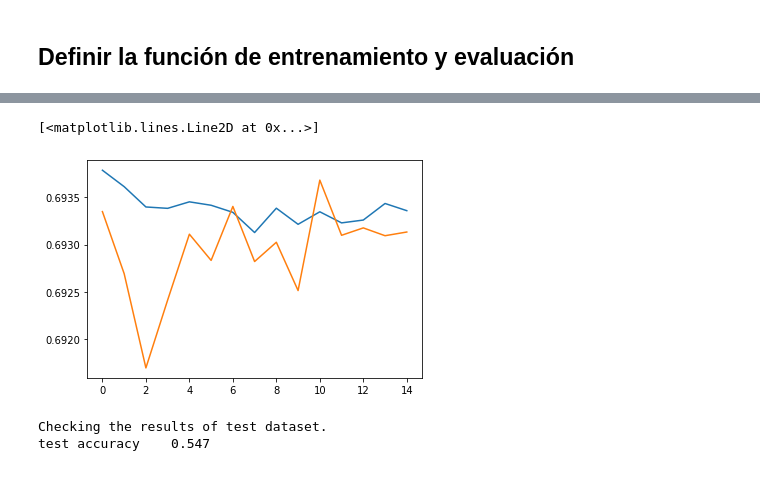
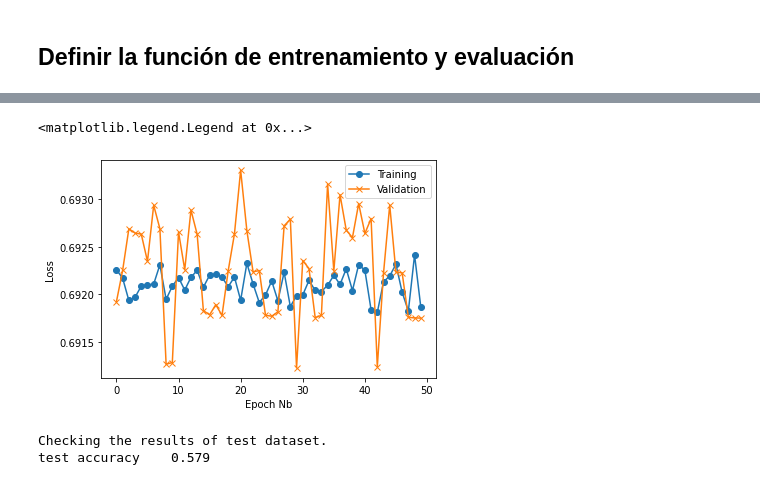
Before and after one commit to ricardokleinklein/NLP_GenMods, a Jupyter notebook: fake_news.ipynb, the cells around one changed output, grey strips where cells are left out. Drawn from its saved outputs; the diff is of its cells as text; code cells hidden in the pictures.

```diff
--- a/fake_news.ipynb
+++ b/fake_news.ipynb
@@ -186,7 +187,7 @@ class TextClassificationModel(nn.Module):
         embedded = self.embedding(text, offsets)
         return self.fc(embedded)
 # %%
-model = TextClassificationModel(vocab_size=len(vocab), embed_dim=8,
+model = TextClassificationModel(vocab_size=len(vocab), embed_dim=64,
                                 num_class=2).to(device)
 # %% [markdown]
 ## Definir la función de entrenamiento y evaluación
@@ -236,7 +237,7 @@ def evaluate(dataloader):
 from torch.utils.data.dataset import random_split
 from torchtext.data.functional import to_map_style_dataset
 # Hyperparameters
-EPOCHS = 15 # epoch
+EPOCHS = 50 # epoch
 LR = 1e-2  # learning rate
 BATCH_SIZE = 64 # batch size for training
 
@@ -299,15 +300,18 @@ for epoch in range(1, EPOCHS + 1):
 # %%
 train_loss = [x.cpu().detach().numpy() for x in train_loss]
 val_loss = [x.cpu().detach().numpy() for x in val_loss]
-plt.plot(train_loss)
-plt.plot(val_loss)
+plt.plot(train_loss, marker='o')
+plt.plot(val_loss, marker='x')
+plt.xlabel('Epoch Nb')
+plt.ylabel('Loss')
+plt.legend(['Training', 'Validation'])
 # %% [output]
-[<matplotlib.lines.Line2D at 0x...>]
+<matplotlib.legend.Legend at 0x...>
-[figure, old version]
+[figure, new version]
 # %%
 print('Checking the results of test dataset.')
 accu_test, _ = evaluate(test_dataloader)
 print('test accuracy {:8.3f}'.format(accu_test))
 # %% [output]
 Checking the results of test dataset.
-test accuracy    0.547
+test accuracy    0.579
```
Also changed, not shown: parts of 6 cells of this notebook, 1 other file.
